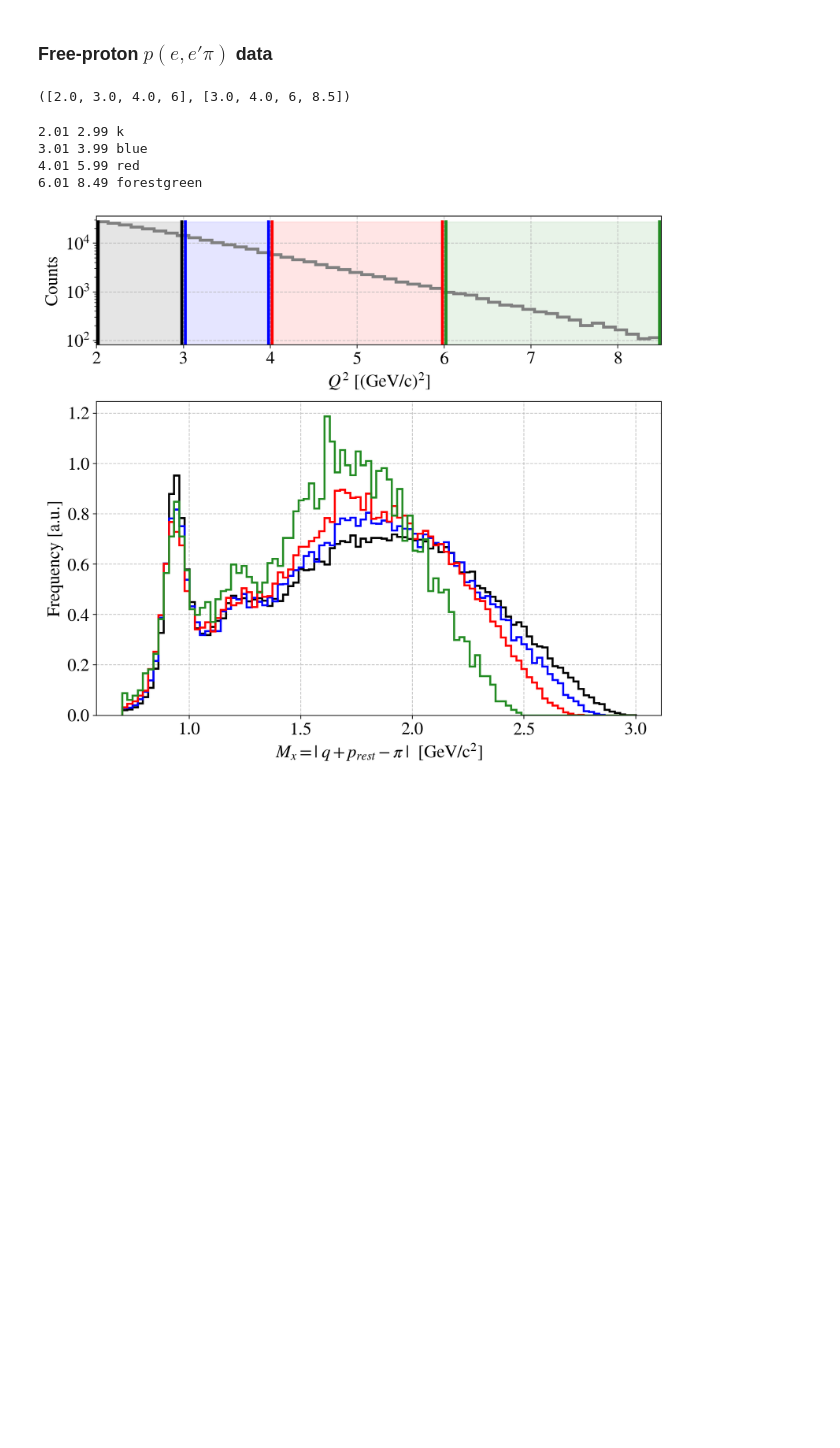
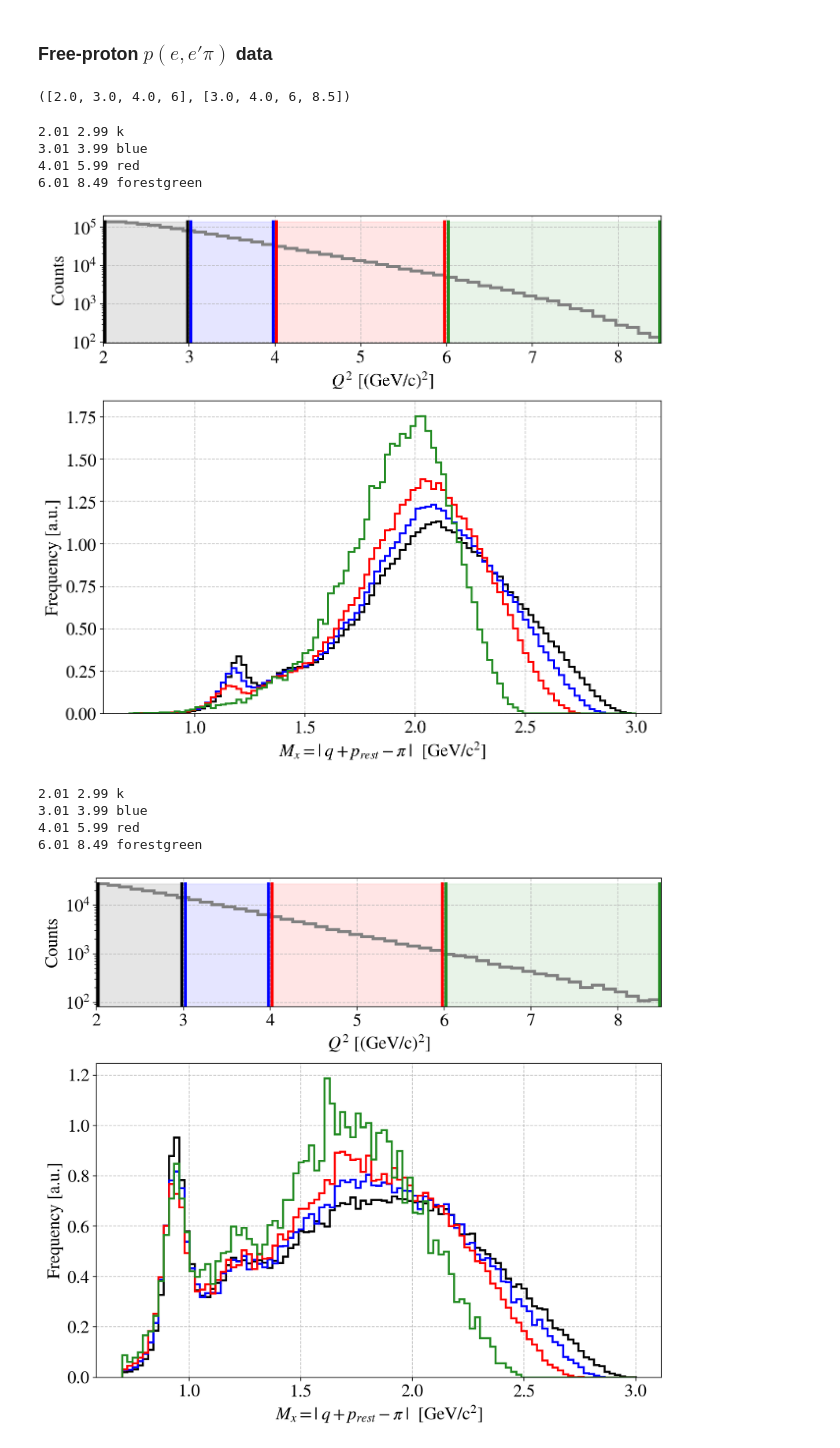
Before and after one commit to erezcoh4/SIDIS_at_BAND, a Jupyter notebook: PythonAnalysis/Kinematics/KinematicCoverageComparisonPreviousData.ipynb, the cells around one changed output. Saved outputs shown, nothing was run; the diff lists cells and outputs as text; code cells hidden in the pictures; blank space fills up the shorter version.

```diff
--- a/PythonAnalysis/Kinematics/KinematicCoverageComparisonPreviousData.ipynb
+++ b/PythonAnalysis/Kinematics/KinematicCoverageComparisonPreviousData.ipynb
@@ -289,6 +358,40 @@ Q2max_arr.append(8.5)
 Q2min_arr,Q2max_arr
 # %% [output]
 ([2.0, 3.0, 4.0, 6], [3.0, 4.0, 6, 8.5])
+# %%
+pi_ch = 'piplus'
+df = e_e_pi_FreeP_pass_cuts[pi_ch]
+
+
+fig = plt.figure(figsize=(9,8),tight_layout=True)
+ax = fig.add_subplot(3,1,1)
+h,edges,_=plt.hist ( df.Q2 , bins=(np.linspace(2,8.5,50)), edgecolor='grey', facecolor='grey', linewidth=3, density=False,histtype='step',);
+ymax = np.max(h)
+set_axes(ax,'$Q^2$ [(GeV/c)$^2$]','Counts',
+         do_add_grid=True, do_add_legend=False,fontsize=18,xlim=(2,8.5),
+        );
+for Q2min,Q2max,color in zip(Q2min_arr,Q2max_arr,Q2colors):
+    print(Q2min+0.01,Q2max-0.01,color)
+    ax.plot([Q2min+0.02,Q2min+0.02],[0,ymax],'-',color=color,linewidth=3)
+    ax.plot([Q2max-0.02,Q2max-0.02],[0,ymax],'-',color=color,linewidth=3)
+    ax.fill_between([Q2min+0.02,Q2max-0.02],[0,0],[ymax,ymax],color=color, alpha=0.1)
+ax.set_yscale('log')
+
+
+ax = fig.add_subplot(3,1,(2,3))
+for Q2min,Q2max,color in zip(Q2min_arr,Q2max_arr,Q2colors):
+    df_in_bin = df[(Q2min < df.Q2)  & (df.Q2 < Q2max)]
+    plt.hist ( df_in_bin.M_x , bins=(np.linspace(0.7,3,100)), color=color, edgecolor=color, density=True, histtype='step', linewidth=2 );
+
+set_axes(ax,'$M_x = |\; q + p_{rest} - \pi \;|$  [GeV/c$^2$]','Frequency [a.u.]',
+         do_add_grid=True, do_add_legend=False,fontsize=18
+        );
+# %% [output]
+2.01 2.99 k
+3.01 3.99 blue
+4.01 5.99 red
+6.01 8.49 forestgreen
+[figure, added]
 # %%
 pi_ch = 'piplus'
 df = e_e_pi_FreeP_pass_cuts[pi_ch]
```
Also changed, not shown: parts of 9 cells of this notebook, 7 other files.
